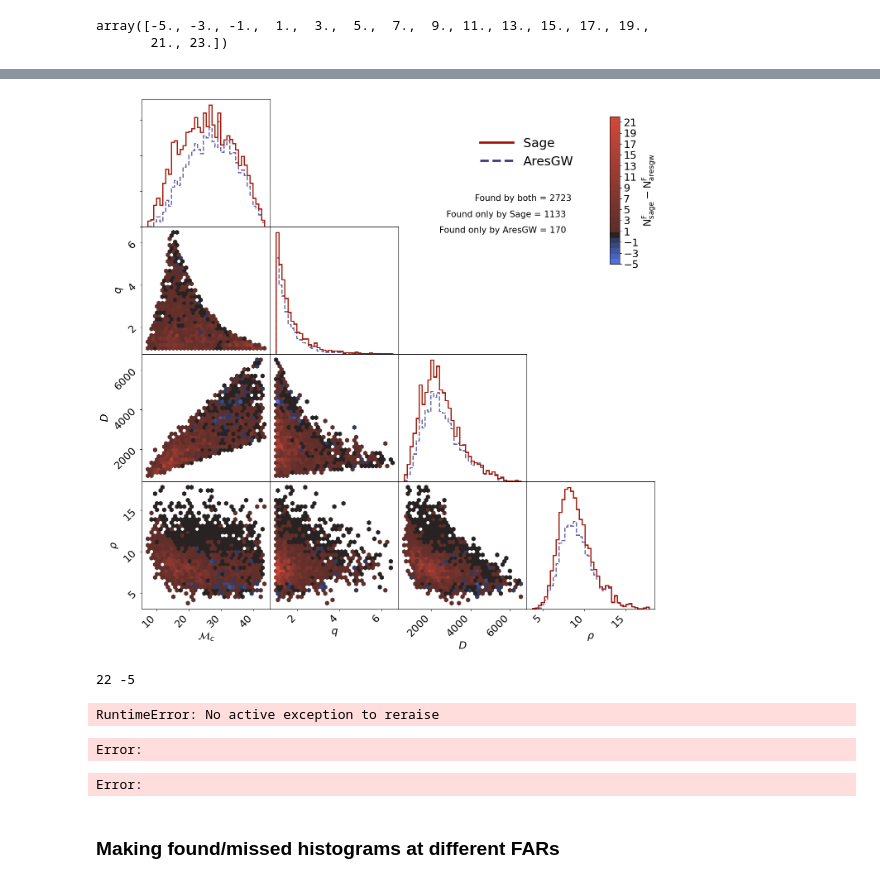
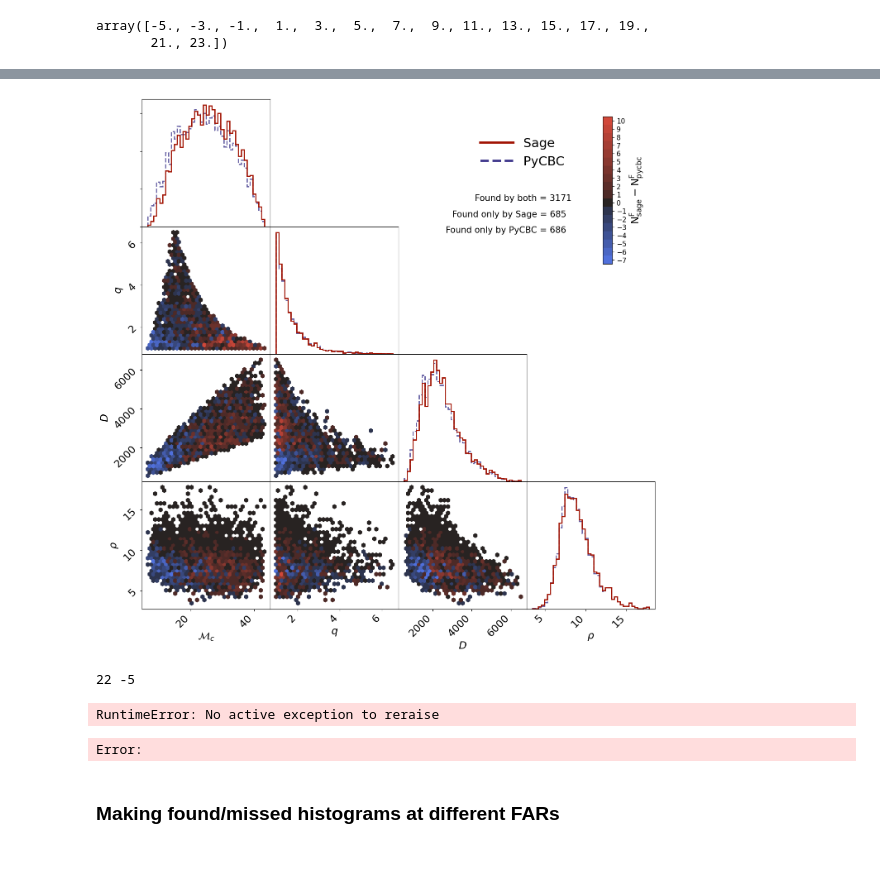
Before and after one commit to nnarenraju/sage, a Jupyter notebook: notebooks/evaluation_plots.ipynb, the cells around one changed output, grey strips where cells are left out. Saved outputs shown, nothing was run; the diff lists cells and outputs as text; code cells hidden in the pictures.

```diff
--- a/notebooks/evaluation_plots.ipynb
+++ b/notebooks/evaluation_plots.ipynb
@@ -82,7 +82,7 @@ Duration calculated by find_injection_times = 2592000.0
 dataset = 4
 
 team_1 = {'name': 'Sage'}
-team_2 = {'name': 'aresgw'}
+team_2 = {'name': 'PyCBC'}
 # %%
 injparams = {}
 with h5py.File(injections, 'r') as fp:
@@ -472,11 +472,10 @@ ListedColormap(cmap_diverging_dark(np.linspace(0.0, 1.0, 21)))
 # %%
 # Create custom colormap based on limits provided
 # We need an odd number of colors to include zero difference
-limits = (-5, 22)
+limits = (-7, 10)
 lower = np.linspace(0.0, 0.40, abs(limits[0]))
 upper = np.linspace(0.60, 1.0, abs(limits[1]))
 full = np.concatenate((lower, [0.5], upper))
-# full = np.linspace(-5, 22, 22+5+1)
 print(full)
 
 required = full[:]
@@ -504,8 +517,9 @@ Z = np.hstack((np.full(len(data_pycbc['mchirp']), 0), np.full(len(data_sage['mch
 # rf = partial(reduce_function, arg=arg)
 # hexb = plt.hexbin(x_data, y_data, C=Z, reduce_C_function=reduce_function, gridsize=32, cmap=cmap_segmented, vmin=-5, vmax=22)
 # hexb = plt.hexbin(x_data, y_data, C=Z, reduce_C_function=reduce_function, gridsize=32, cmap=cmap_segmented, norm=norm)
-hexb = plt.hexbin(x_data, y_data, C=Z, reduce_C_function=reduce_function, gridsize=32, cmap=custom_diverging_cmap, norm=mpl.colors.Normalize(vmin=-5,vmax=22))
-cbar = plt.colorbar(hexb, ticks=np.arange(-5.0, 22.0, 2.0))
+hexb = plt.hexbin(x_data, y_data, C=Z, reduce_C_function=reduce_function, gridsize=32, cmap=custom_diverging_cmap, norm=mpl.colors.Normalize(vmin=-7.5,vmax=10.5))
+cbar = plt.colorbar(hexb, ticks=np.arange(-7.0, 11.0, 1))
+cbar.ax.tick_params(labelsize=12)
 plt.xlabel('Chirp Mass')
 plt.ylabel('Mass Ratio')
 
@@ -581,13 +595,14 @@ for name, coord in zip(names, coords):
         x_data = np.hstack((data_pycbc[coord_to_name[coord[0]]], data_sage[coord_to_name[coord[0]]]))
         y_data = np.hstack((data_pycbc[coord_to_name[coord[1]]], data_sage[coord_to_name[coord[1]]]))
         Z = np.hstack((np.full(len(data_pycbc[coord_to_name[coord[0]]]), 0), np.full(len(data_sage[coord_to_name[coord[0]]]), 1)))
-        hexb = plt.hexbin(y_data, x_data, C=Z, reduce_C_function=reduce_function, gridsize=32, cmap=custom_diverging_cmap, norm=mpl.colors.Normalize(vmin=-5,vmax=22))
+        hexb = plt.hexbin(y_data, x_data, C=Z, reduce_C_function=reduce_function, gridsize=32, cmap=custom_diverging_cmap, norm=mpl.colors.Normalize(vmin=-7.5,vmax=10.5))
 
         if flag:
             # left/right, up/down, width, height
             cax = ppaxis.inset_axes([150.0, 5.0, 3.0, 7.0], transform=ppaxis.transData)
-            cbar = fig.colorbar(hexb, cax=cax, orientation='vertical', ticks=np.arange(-5.0, 24.0, 2.0))
-            cbar.set_label(r'$\mathregular{N^F_{sage} - N^F_{aresgw}}$', rotation=90)
+            cbar = fig.colorbar(hexb, cax=cax, orientation='vertical', ticks=np.arange(-7.0, 11.0, 1.0))
+            cbar.set_label(r'$\mathregular{N^F_{sage} - N^F_{pycbc}}$', rotation=90)
+            cbar.ax.tick_params(labelsize=12)
             flag = False
 
         name = 'PyCBC' if n==0 else 'Sage'
@@ -609,36 +624,36 @@ for name, coord in zip(names, coords):
                 ppaxis.set_xticks([])
         if coord[0] == num_cols-1:
             ppaxis.set_xlabel(name_to_label[param_2])
             if coord[1] != 0:
                 ppaxis.set_yticklabels([])
                 ppaxis.set_yticks([])
         if coord[1] !=0 and coord[0] != num_cols-1:
             ppaxis.set_xticklabels([])
             ppaxis.set_yticklabels([])
             ppaxis.set_xticks([])
             ppaxis.set_yticks([])
 
 ## save the plot
 fig.subplots_adjust(wspace=0)
 fig.subplots_adjust(hspace=0)
 # Legend
 sage_line = mlines.Line2D([], [], color=colors_histogram[1], label='Sage', linewidth=4.0)
-pycbc_line = mlines.Line2D([], [], color=colors_histogram[0], label='AresGW', linewidth=4.0, linestyle='dashed')
+pycbc_line = mlines.Line2D([], [], color=colors_histogram[0], label='PyCBC', linewidth=4.0, linestyle='dashed')
 # left/right, up/down, width, height
 plt.legend(handles=[sage_line, pycbc_line], bbox_to_anchor=(-0.45, 0.33, 1., 6.5), loc='center left', frameon=False, fontsize=22, handlelength=2.6)
 # Found and missed numbers
 sage_set = set(data_sage['mchirp'])
 pycbc_set = set(data_pycbc['mchirp'])
 found_by_both = len(set.intersection(sage_set, pycbc_set))
 found_only_by_sage = len(sage_set - pycbc_set)
 found_only_by_pycbc = len(pycbc_set - sage_set)
 plt.text(0.35, 3.2, 'Found by both = {}'.format(str(found_by_both)), transform=ax.transAxes, horizontalalignment='right', fontsize=15)
 plt.text(0.35, 3.2-0.125, 'Found only by Sage = {}'.format(str(found_only_by_sage)+'  '), transform=ax.transAxes, horizontalalignment='right', fontsize=15)
-plt.text(0.35, 3.2-0.250, 'Found only by AresGW = {}'.format(str(found_only_by_pycbc)+'  '), transform=ax.transAxes, horizontalalignment='right', fontsize=15)
+plt.text(0.35, 3.2-0.250, 'Found only by PyCBC = {}'.format(str(found_only_by_pycbc)+'  '), transform=ax.transAxes, horizontalalignment='right', fontsize=15)
 
 plt.savefig("./evaluation_plots/compare_hexbinned.png", bbox_inches='tight', dpi=500)
 # %% [output]
-[figure, old version]
+[figure, new version]
 # %%
 print(max(all_diffs), min(all_diffs))
 raise
@@ -646,10 +661,6 @@ raise
 22 -5
 RuntimeError: No active exception to reraise
 Error:
-# %%
-raise
-# %% [output]
-Error:
 # %% [markdown]
 ### Making found/missed histograms at different FARs
 # %%
```
Also changed, not shown: parts of 26 cells of this notebook.
